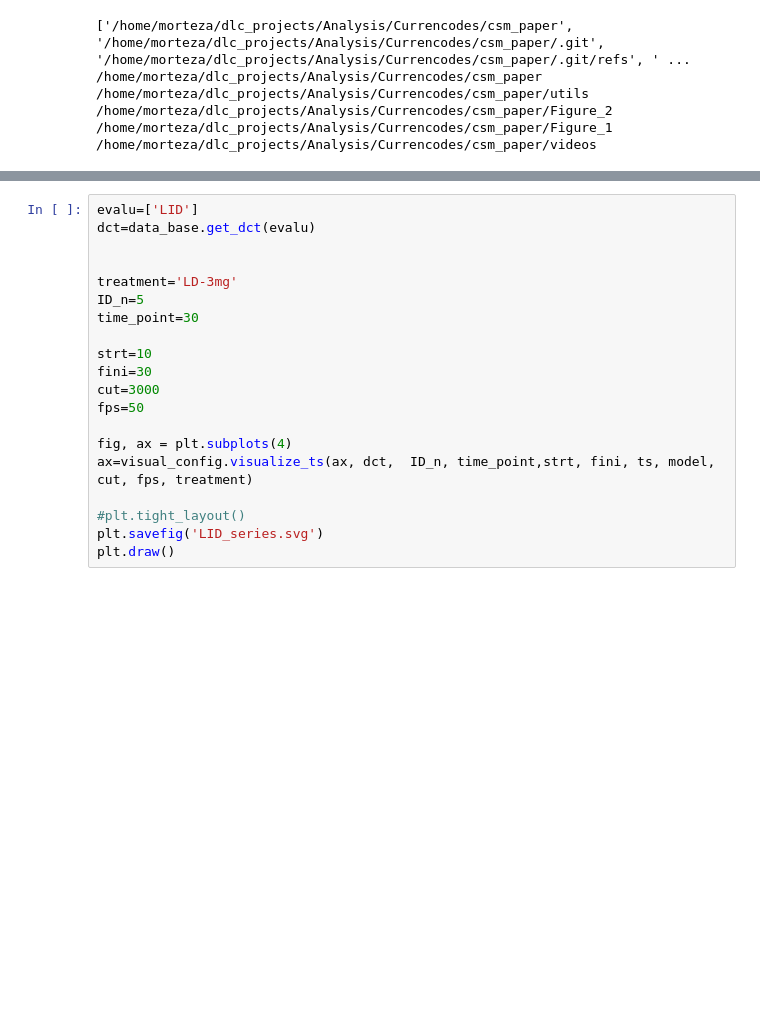
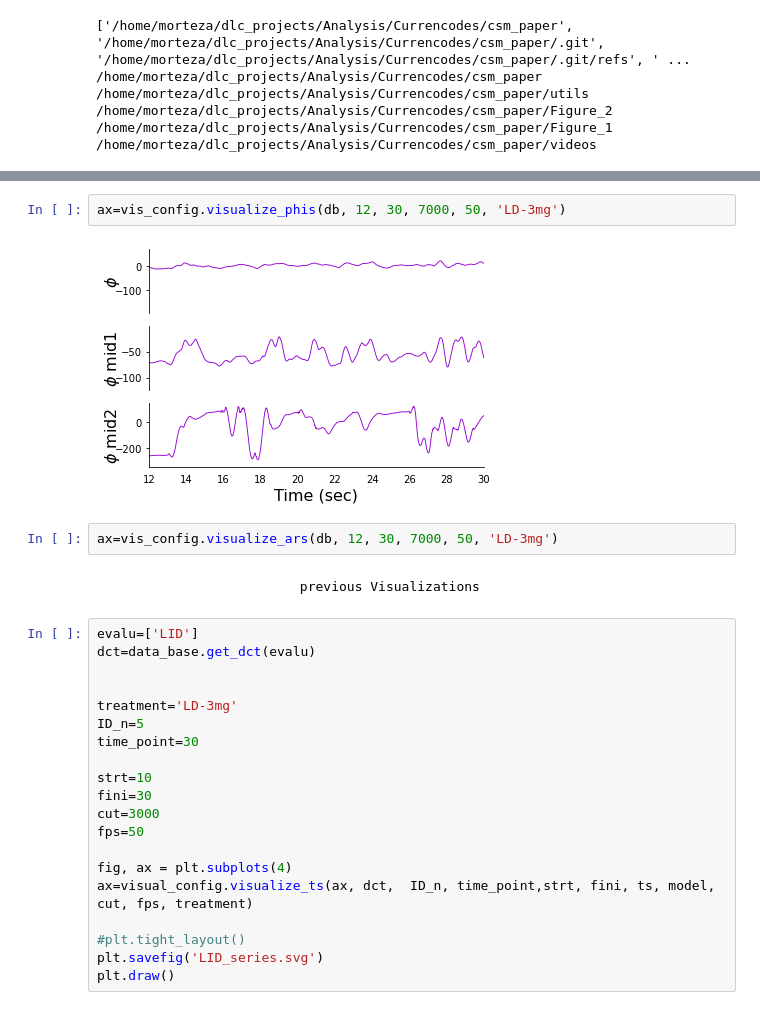
Before and after one commit to MorterzaAbbaszadeh/CSM_paper, a Jupyter notebook: Figure_1/open_field_visalization.ipynb, the cells around one changed output, grey strips where cells are left out. Cells and saved outputs as stored; diff of their text form; blank space fills up the shorter version.

```diff
--- a/Figure_1/open_field_visalization.ipynb
+++ b/Figure_1/open_field_visalization.ipynb
@@ -32,3 +32,11 @@ ax=vis_config.visualize_ts(db, 10, 30, 7000, 50, 'LD-3mg')
+# %%
+ax=vis_config.visualize_phis(db, 12, 30, 7000, 50, 'LD-3mg')
+# %% [output]
+[figure, added]
+# %%
+ax=vis_config.visualize_ars(db, 12, 30, 7000, 50, 'LD-3mg')
+# %% [markdown]
+                            previous Visualizations
 # %%
 evalu=['LID']
 dct=data_base.get_dct(evalu)
```
Also changed, not shown: parts of 1 cell of this notebook, 6 other files.
